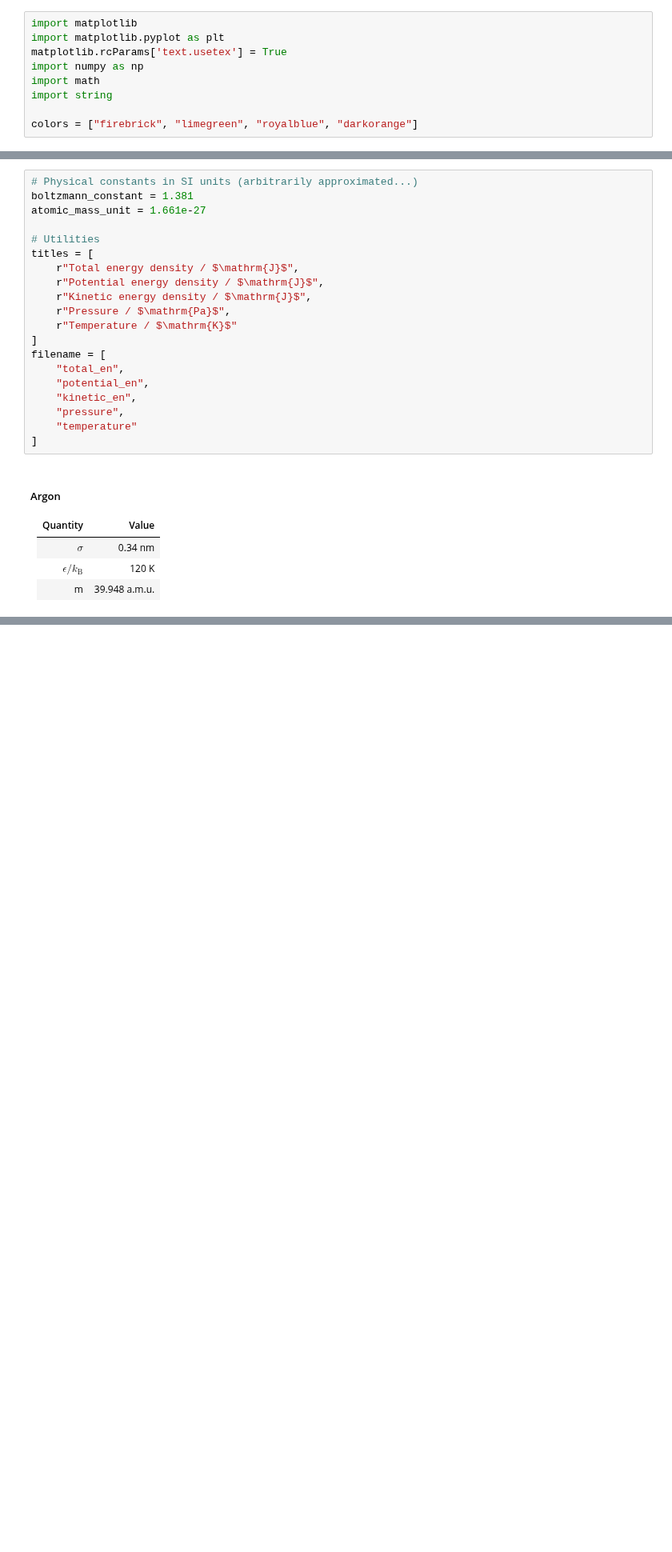
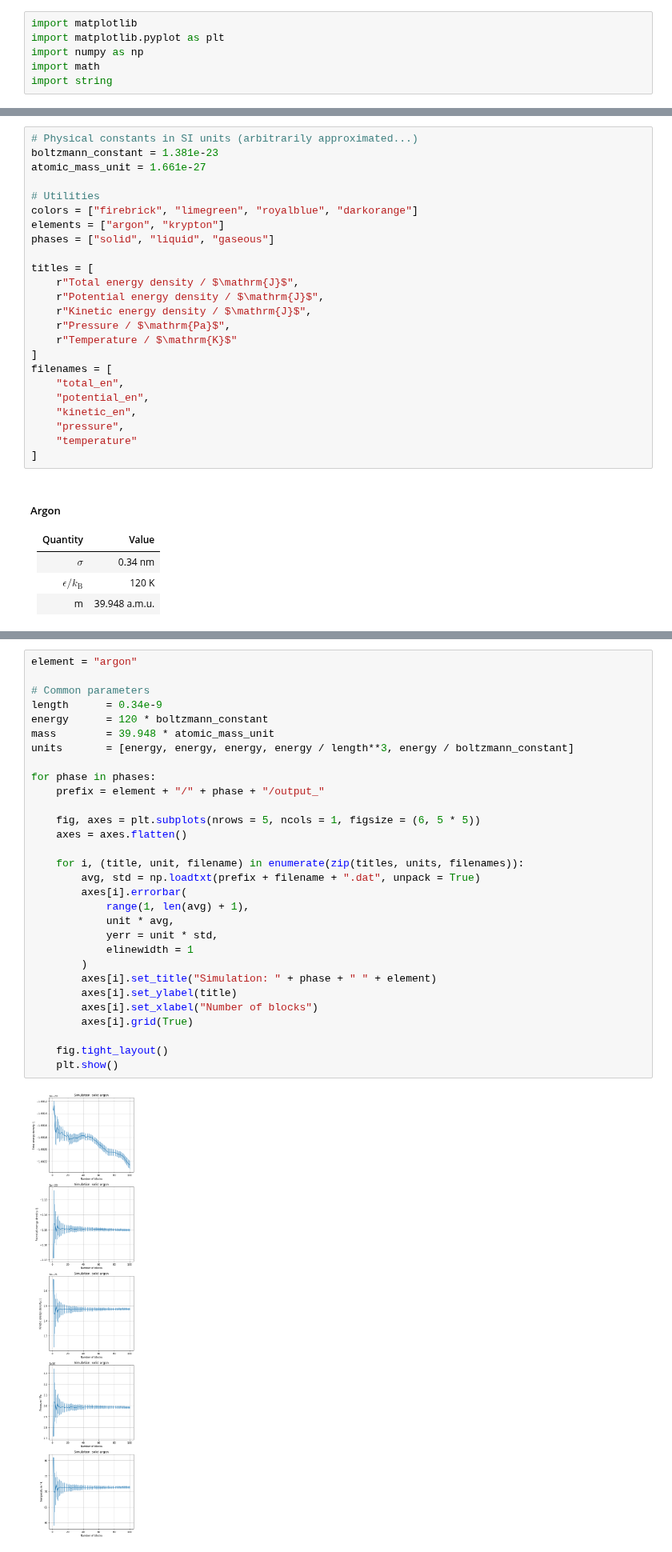
Before and after one commit to phaerrax/lab-simulazione-numerica, a Jupyter notebook: exercise04/exercise04.ipynb, the cells around one changed output, grey strips where cells are left out. Shown at 80% size. Saved outputs shown, nothing was run; the diff lists cells and outputs as text; blank space fills up the shorter version.

```diff
--- a/exercise04/exercise04.ipynb
+++ b/exercise04/exercise04.ipynb
@@ -3,10 +3,7 @@
 # %%
 import matplotlib
 import matplotlib.pyplot as plt
-matplotlib.rcParams['text.usetex'] = True
 import numpy as np
 import math
 import string
-
-colors = ["firebrick", "limegreen", "royalblue", "darkorange"]
 # %% [markdown]
@@ -101,9 +14,13 @@ For each system, the simulation was run a first time (without doing any measurem
 # %%
 # Physical constants in SI units (arbitrarily approximated...)
-boltzmann_constant = 1.381
+boltzmann_constant = 1.381e-23
 atomic_mass_unit = 1.661e-27
 
 # Utilities
+colors = ["firebrick", "limegreen", "royalblue", "darkorange"]
+elements = ["argon", "krypton"]
+phases = ["solid", "liquid", "gaseous"]
+
 titles = [
     r"Total energy density / $\mathrm{J}$",
     r"Potential energy density / $\mathrm{J}$",
@@ -111,7 +28,7 @@ titles = [
     r"Pressure / $\mathrm{Pa}$",
     r"Temperature / $\mathrm{K}$"
 ]
-filename = [
+filenames = [
     "total_en",
     "potential_en",
     "kinetic_en",
@@ -134,0 +70,32 @@ unit        = [energy, energy, energy, energy / length**3, energy / boltzmann_co
+# %%
+element = "argon"
+
+# Common parameters
+length      = 0.34e-9
+energy      = 120 * boltzmann_constant
+mass        = 39.948 * atomic_mass_unit
+units       = [energy, energy, energy, energy / length**3, energy / boltzmann_constant]
+
+for phase in phases:
+    prefix = element + "/" + phase + "/output_"
+
+    fig, axes = plt.subplots(nrows = 5, ncols = 1, figsize = (6, 5 * 5))
+    axes = axes.flatten()
+
+    for i, (title, unit, filename) in enumerate(zip(titles, units, filenames)):
+        avg, std = np.loadtxt(prefix + filename + ".dat", unpack = True)
+        axes[i].errorbar(
+            range(1, len(avg) + 1),
+            unit * avg,
+            yerr = unit * std,
+            elinewidth = 1
+        )
+        axes[i].set_title("Simulation: " + phase + " " + element)
+        axes[i].set_ylabel(title)
+        axes[i].set_xlabel("Number of blocks")
+        axes[i].grid(True)
+
+    fig.tight_layout()
+    plt.show()
+# %% [output]
+[figure, added]
```
Also changed, not shown: parts of 27 cells of this notebook.
